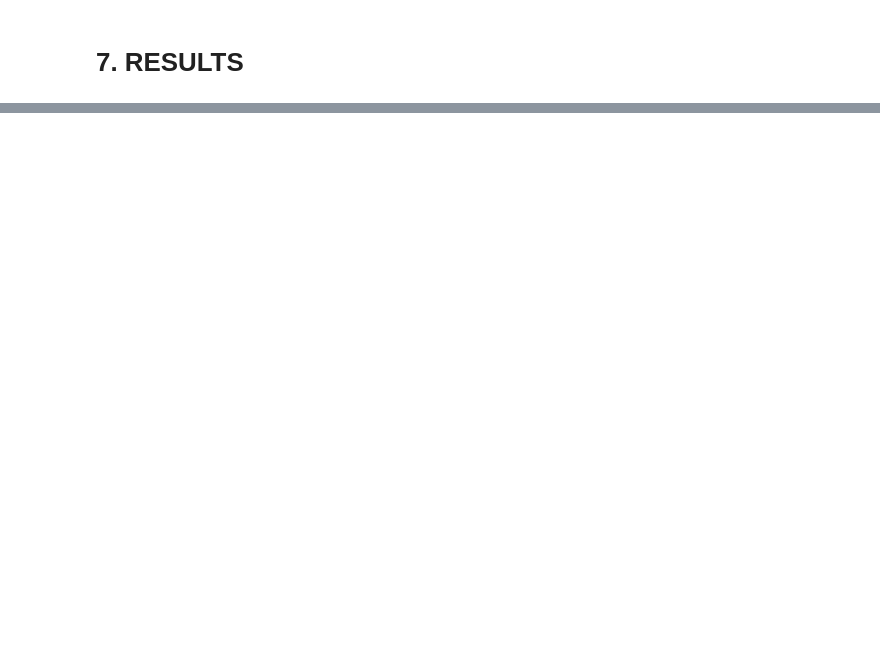
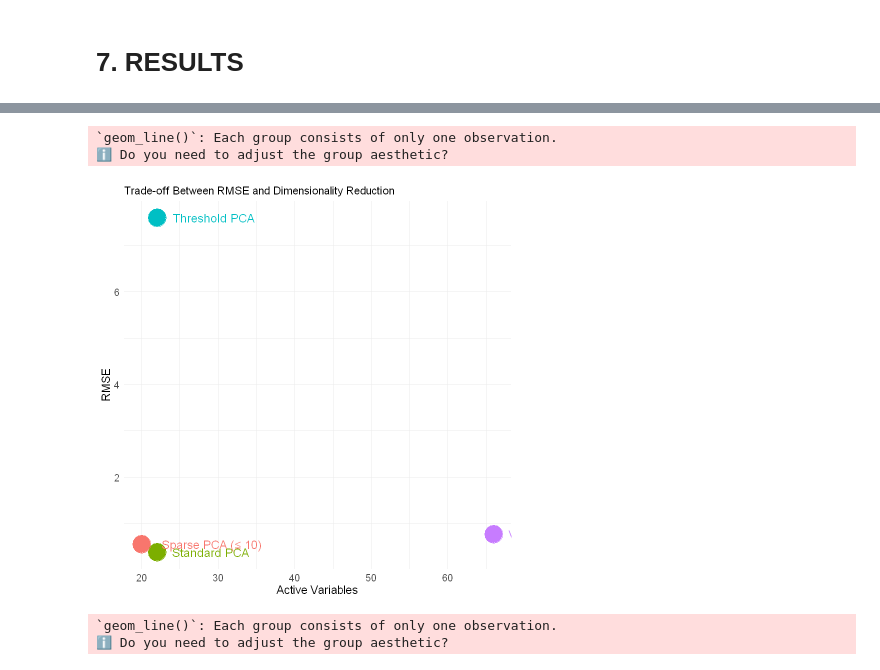
Before and after one commit to AVanwelsenaere/F600, a Jupyter notebook: Sparse PCA - Breast Cancer.ipynb, the cells around one changed output, grey strips where cells are left out. Saved outputs shown, nothing was run; the diff lists cells and outputs as text; code cells hidden in the pictures; blank space fills up the shorter version.

```diff
--- a/Sparse PCA - Breast Cancer.ipynb
+++ b/Sparse PCA - Breast Cancer.ipynb
@@ -1097,3 +1225,44 @@ ggplot(thresholdPCA, aes(x = Parameter, y = Global_Score)) +
        x = "Parameter Value",
        y = "Global Score (Lower is Better)") +
   theme_minimal()
+# %%
+library(ggplot2)
+
+data_cancer <- data.frame(
+  Method = c("Standard PCA", "Variance PCA", "Sparse PCA (≤ 10)", "Threshold PCA"),
+  RMSE = c(0.3748, 0.7681, 0.5516, 7.5976),
+  ActiveVariables = c(22, 66, 20, 22)
+)
+
+ggplot(data_cancer, aes(x = ActiveVariables, y = RMSE, color = Method)) +
+  geom_line(size = 1.2, show.legend = FALSE) +
+  geom_point(size = 10) +
+  geom_text(aes(label = Method), hjust = -0.2, vjust = 0.5, size = 5) +
+  labs(
+    title = "Trade-off Between RMSE and Dimensionality Reduction",
+    x = "Active Variables",
+    y = "RMSE",
+    color = "Method"
+  ) +
+  theme_minimal() +
+  theme(
+    legend.position = "none",
+    axis.title = element_text(size = 14),
+    axis.text = element_text(size = 12)
+  )
+# %% [output]
+`geom_line()`: Each group consists of only one observation.
+ℹ Do you need to adjust the group aesthetic?
+[figure, added]
+# %%
+ggsave(
+  filename = "PCA_Cancer_Tradeoff.jpg",
+  plot = last_plot(),
+  device = "jpeg",
+  width = 10,
+  height = 7,
+  dpi = 300
+)
+# %% [output]
+`geom_line()`: Each group consists of only one observation.
+ℹ Do you need to adjust the group aesthetic?
```
Also changed, not shown: parts of 22 cells of this notebook, 1 other file.
